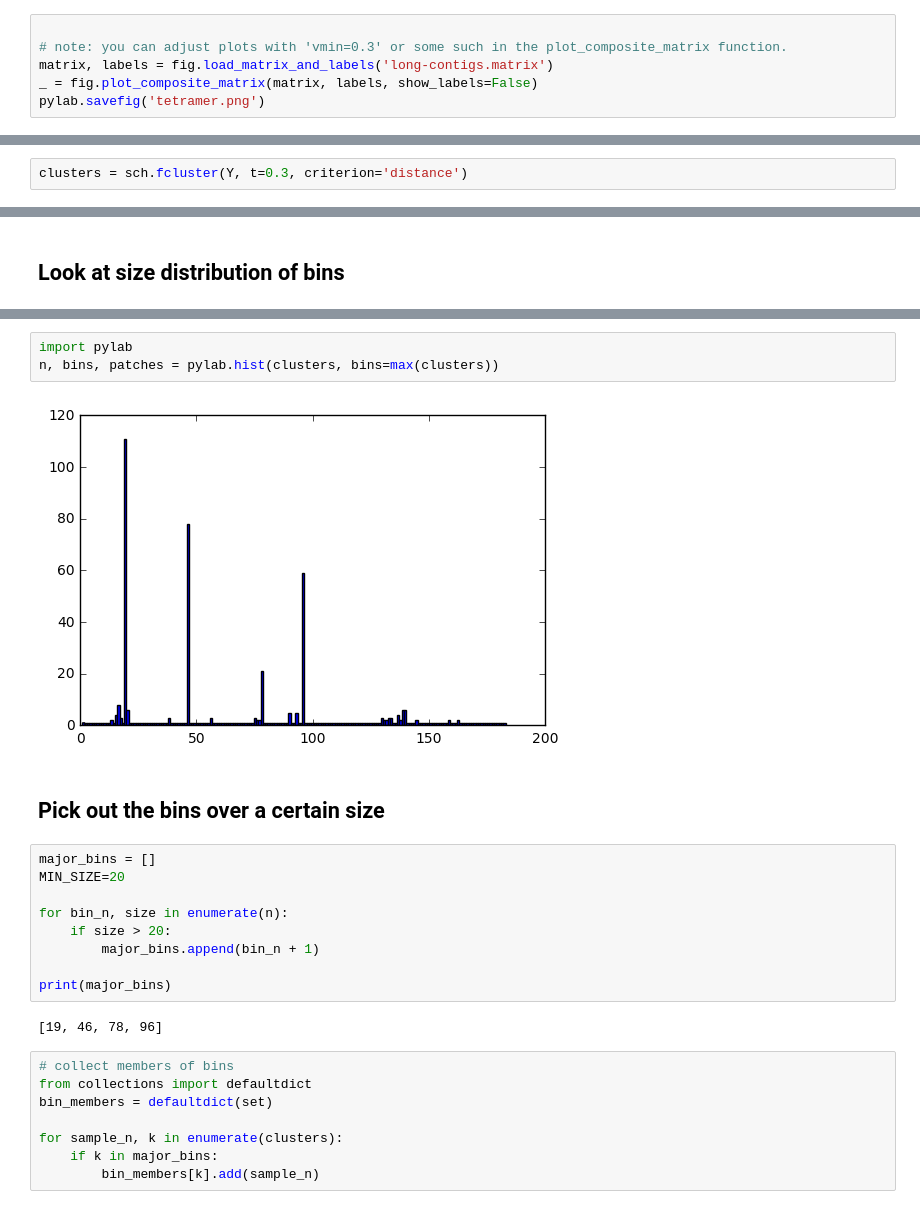
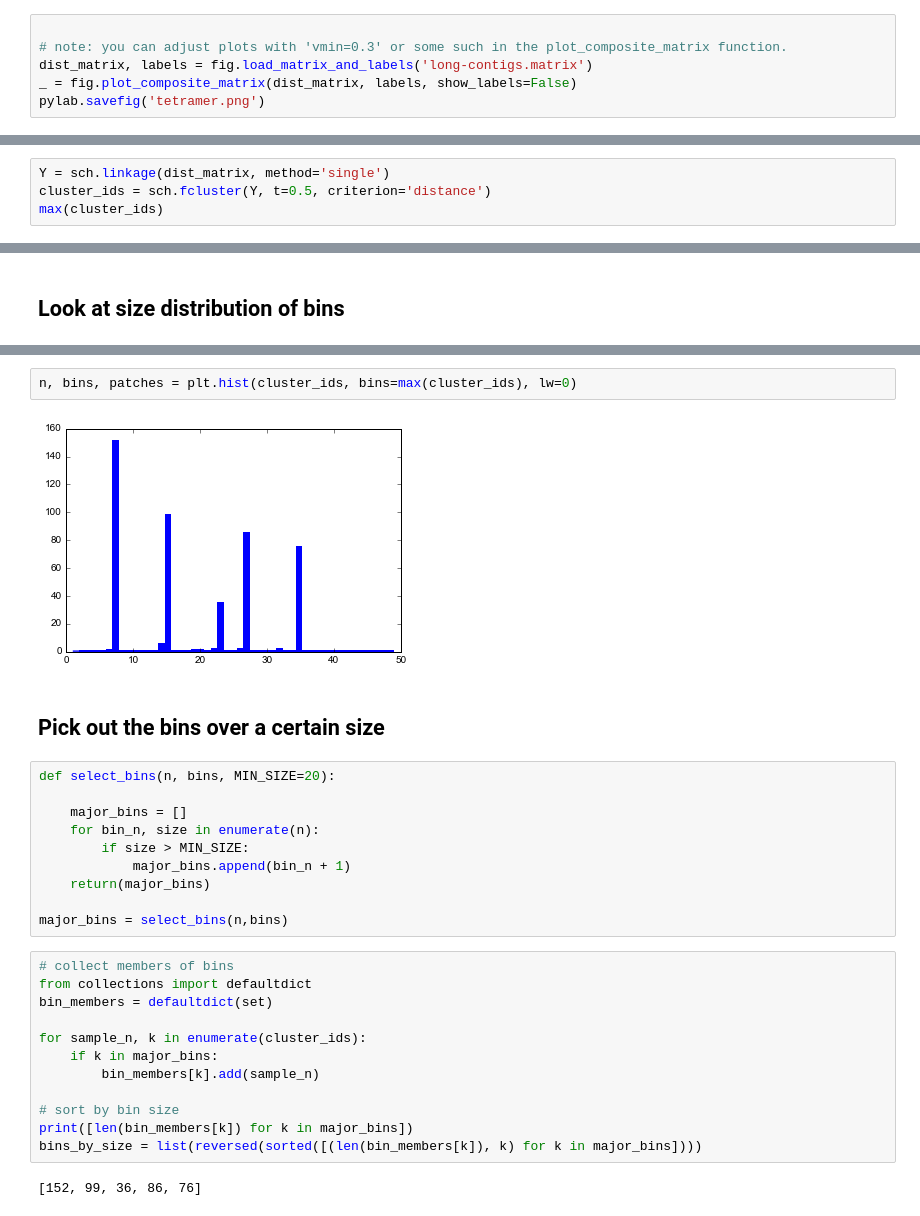
Before and after one commit to ngs-docs/2017-ucsc-metagenomics, a Jupyter notebook: files/sourmash_tetramer-cluster-extract.ipynb, the cells around one changed output, grey strips where cells are left out. Cells and saved outputs as stored; diff of their text form.

```diff
--- a/files/sourmash_tetramer-cluster-extract.ipynb
+++ b/files/sourmash_tetramer-cluster-extract.ipynb
@@ -73,7 +69,7 @@ import pylab
 # %%
 
 # note: you can adjust plots with 'vmin=0.3' or some such in the plot_composite_matrix function.
-matrix, labels = fig.load_matrix_and_labels('long-contigs.matrix')
-_ = fig.plot_composite_matrix(matrix, labels, show_labels=False)
+dist_matrix, labels = fig.load_matrix_and_labels('long-contigs.matrix')
+_ = fig.plot_composite_matrix(dist_matrix, labels, show_labels=False)
 pylab.savefig('tetramer.png')
 # %% [output]
@@ -87,2 +81,4 @@ Y = sch.linkage(matrix, method='single')
 # %%
-clusters = sch.fcluster(Y, t=0.3, criterion='distance')
+Y = sch.linkage(dist_matrix, method='single')
+cluster_ids = sch.fcluster(Y, t=0.5, criterion='distance')
+max(cluster_ids)
@@ -95,26 +99,30 @@ max(clusters)
 # %%
-import pylab
-n, bins, patches = pylab.hist(clusters, bins=max(clusters))
+n, bins, patches = plt.hist(cluster_ids, bins=max(cluster_ids), lw=0)
 # %% [output]
-[figure, old version]
+[figure, new version]
 # %% [markdown]
 ## Pick out the bins over a certain size
 # %%
-major_bins = []
-MIN_SIZE=20
+def select_bins(n, bins, MIN_SIZE=20):
 
-for bin_n, size in enumerate(n):
-    if size > 20:
-        major_bins.append(bin_n + 1)
+    major_bins = []
+    for bin_n, size in enumerate(n):
+        if size > MIN_SIZE:
+            major_bins.append(bin_n + 1)
+    return(major_bins)
 
-print(major_bins)
+major_bins = select_bins(n,bins)
-# %% [output]
-[19, 46, 78, 96]
 # %%
 # collect members of bins
 from collections import defaultdict
 bin_members = defaultdict(set)
 
-for sample_n, k in enumerate(clusters):
+for sample_n, k in enumerate(cluster_ids):
     if k in major_bins:
         bin_members[k].add(sample_n)
+
+# sort by bin size
+print([len(bin_members[k]) for k in major_bins])
+bins_by_size = list(reversed(sorted([(len(bin_members[k]), k) for k in major_bins])))
+# %% [output]
+[152, 99, 36, 86, 76]
```
Also changed, not shown: parts of 18 cells of this notebook.
